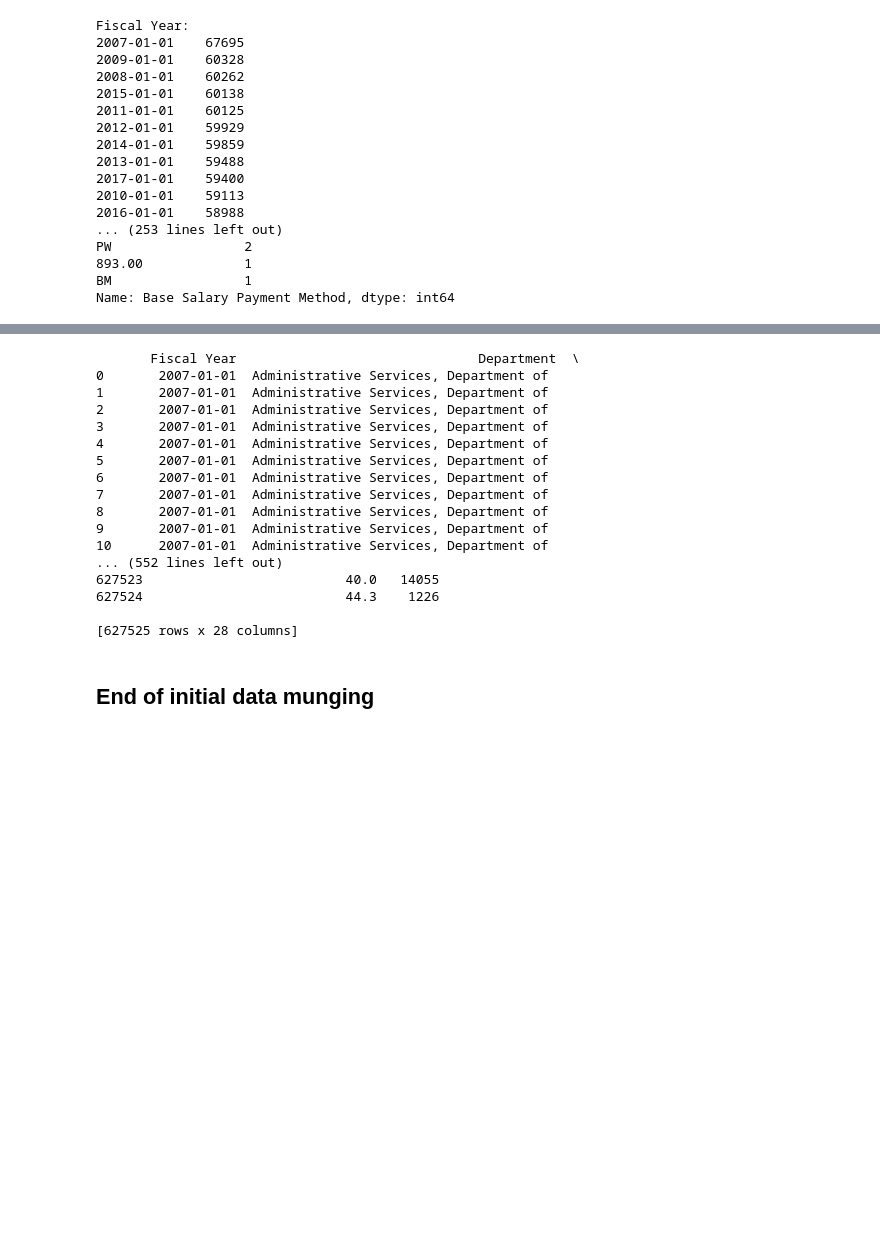
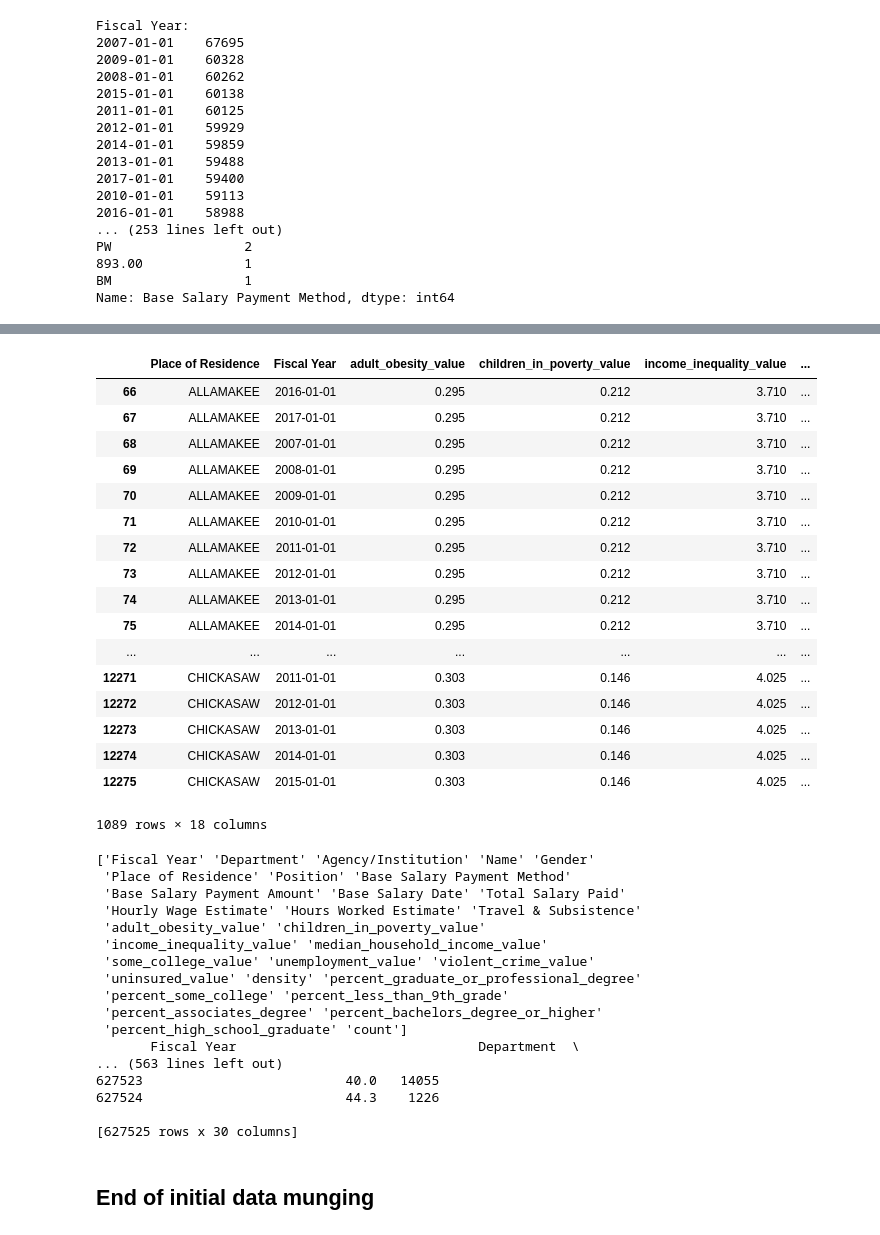
Before and after one commit to iopoi/iowa_state_employee_analysis-, a Jupyter notebook: dataset_explore-Residence.ipynb, the cells around one changed output, grey strips where cells are left out. Saved outputs shown, nothing was run; the diff lists cells and outputs as text; code cells hidden in the pictures; blank space fills up the shorter version.

```diff
--- a/dataset_explore-Residence.ipynb
+++ b/dataset_explore-Residence.ipynb
@@ -179,25 +210,47 @@ print(residenceData)
+# %%
+residenceData[residenceData['adult_obesity_value'].notnull()]
+# %% [output]
+|  | Place of Residence | Fiscal Year | adult_obesity_value | children_in_poverty_value | income_inequality_value | ... |
+| 66 | ALLAMAKEE | 2016-01-01 | 0.295 | 0.212 | 3.710 | ... |
+| 67 | ALLAMAKEE | 2017-01-01 | 0.295 | 0.212 | 3.710 | ... |
+| 68 | ALLAMAKEE | 2007-01-01 | 0.295 | 0.212 | 3.710 | ... |
+| 69 | ALLAMAKEE | 2008-01-01 | 0.295 | 0.212 | 3.710 | ... |
+| 70 | ALLAMAKEE | 2009-01-01 | 0.295 | 0.212 | 3.710 | ... |
+| 71 | ALLAMAKEE | 2010-01-01 | 0.295 | 0.212 | 3.710 | ... |
+| 72 | ALLAMAKEE | 2011-01-01 | 0.295 | 0.212 | 3.710 | ... |
+| 73 | ALLAMAKEE | 2012-01-01 | 0.295 | 0.212 | 3.710 | ... |
+| 74 | ALLAMAKEE | 2013-01-01 | 0.295 | 0.212 | 3.710 | ... |
+| 75 | ALLAMAKEE | 2014-01-01 | 0.295 | 0.212 | 3.710 | ... |
+| ... | ... | ... | ... | ... | ... | ... |
+| 12271 | CHICKASAW | 2011-01-01 | 0.303 | 0.146 | 4.025 | ... |
+| 12272 | CHICKASAW | 2012-01-01 | 0.303 | 0.146 | 4.025 | ... |
+| 12273 | CHICKASAW | 2013-01-01 | 0.303 | 0.146 | 4.025 | ... |
+| 12274 | CHICKASAW | 2014-01-01 | 0.303 | 0.146 | 4.025 | ... |
+| 12275 | CHICKASAW | 2015-01-01 | 0.303 | 0.146 | 4.025 | ... |
+1089 rows × 18 columns
 # %%
 # Merge data and residence data into new dataframe
 fullData = pd.merge(data, residenceData, on=["Place of Residence", "Fiscal Year"])
+print(fullData.columns.values)
 print(fullData)
 # %% [output]
+['Fiscal Year' 'Department' 'Agency/Institution' 'Name' 'Gender'
+ 'Place of Residence' 'Position' 'Base Salary Payment Method'
+ 'Base Salary Payment Amount' 'Base Salary Date' 'Total Salary Paid'
+ 'Hourly Wage Estimate' 'Hours Worked Estimate' 'Travel & Subsistence'
+ 'adult_obesity_value' 'children_in_poverty_value'
+ 'income_inequality_value' 'median_household_income_value'
+ 'some_college_value' 'unemployment_value' 'violent_crime_value'
+ 'uninsured_value' 'density' 'percent_graduate_or_professional_degree'
+ 'percent_some_college' 'percent_less_than_9th_grade'
+ 'percent_associates_degree' 'percent_bachelors_degree_or_higher'
+ 'percent_high_school_graduate' 'count']
        Fiscal Year                               Department  \
-0       2007-01-01  Administrative Services, Department of
-1       2007-01-01  Administrative Services, Department of
-2       2007-01-01  Administrative Services, Department of
-3       2007-01-01  Administrative Services, Department of
-4       2007-01-01  Administrative Services, Department of
-5       2007-01-01  Administrative Services, Department of
-6       2007-01-01  Administrative Services, Department of
-7       2007-01-01  Administrative Services, Department of
-8       2007-01-01  Administrative Services, Department of
-9       2007-01-01  Administrative Services, Department of
-10      2007-01-01  Administrative Services, Department of
-... (552 lines left out)
+... (563 lines left out)
 627523                          40.0   14055
 627524                          44.3    1226
 
-[627525 rows x 28 columns]
+[627525 rows x 30 columns]
 # %% [markdown]
 ## End of initial data munging
 # %% [markdown]
```
Also changed, not shown: parts of 36 cells of this notebook.
